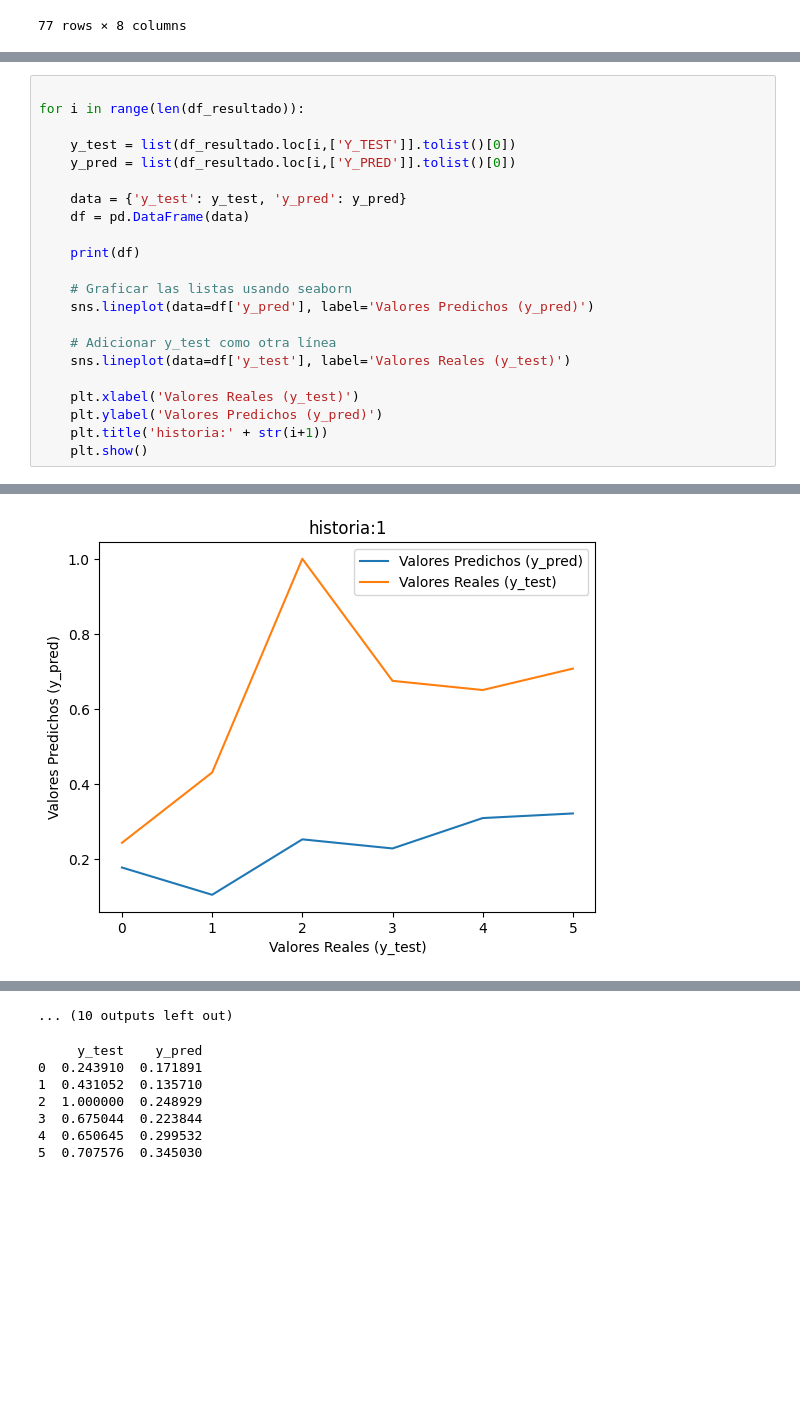
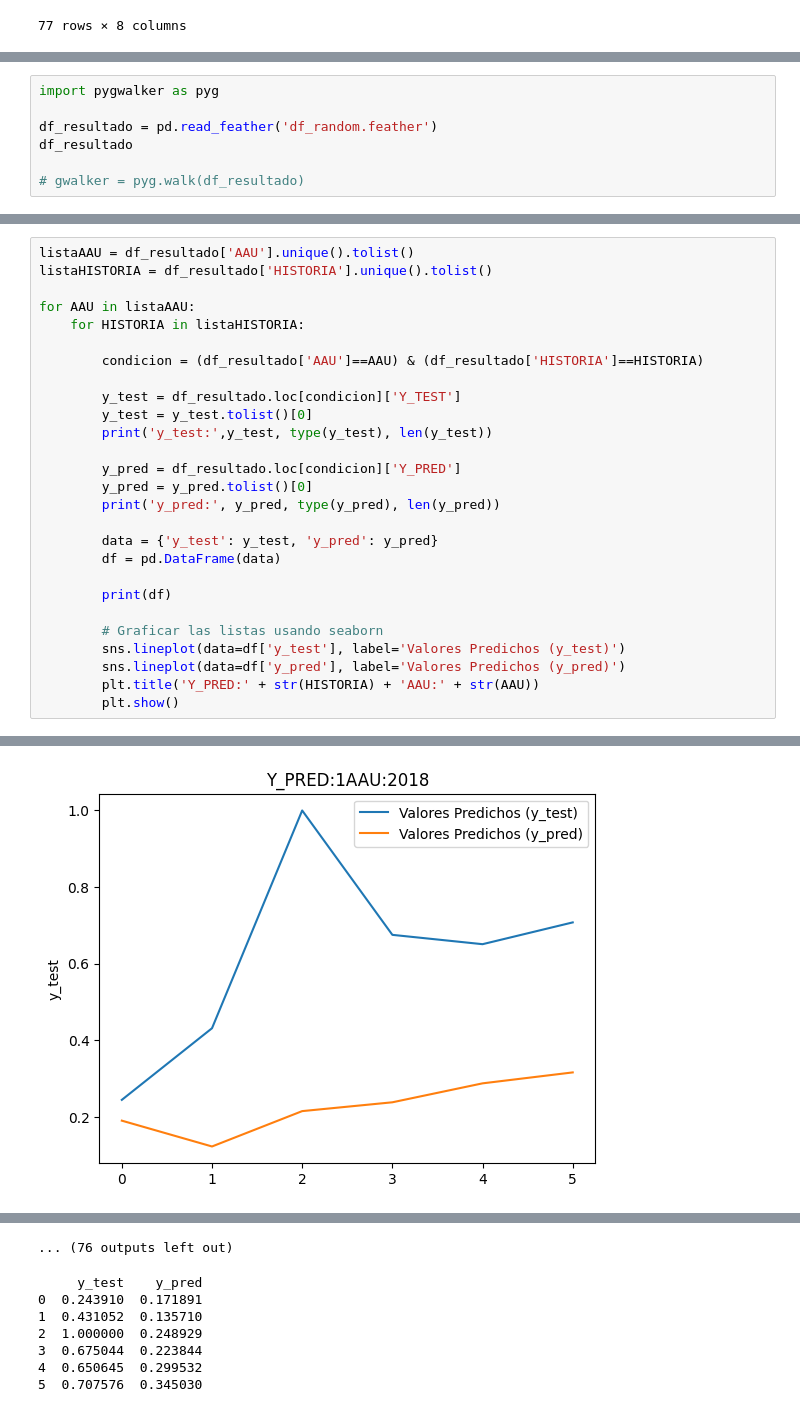
Before and after one commit to jaimereinoso2/SUMIQUIM_PILOTO, a Jupyter notebook: v3 - RF XVtime random search best/app.ipynb, the cells around one changed output, grey strips where cells are left out. Drawn from its saved outputs; the diff is of its cells as text; blank space fills up the shorter version.

```diff
--- a/v3 - RF XVtime random search best/app.ipynb
+++ b/v3 - RF XVtime random search best/app.ipynb
@@ -266,0 +244,7 @@ df_resultado
+# %%
+import pygwalker as pyg
+
+df_resultado = pd.read_feather('df_random.feather')
+df_resultado
+
+# gwalker = pyg.walk(df_resultado)
@@ -267,23 +274,28 @@ df_resultado
 # %%
+listaAAU = df_resultado['AAU'].unique().tolist()
+listaHISTORIA = df_resultado['HISTORIA'].unique().tolist()
 
-for i in range(len(df_resultado)):
+for AAU in listaAAU:
+    for HISTORIA in listaHISTORIA:
 
-    y_test = list(df_resultado.loc[i,['Y_TEST']].tolist()[0])
-    y_pred = list(df_resultado.loc[i,['Y_PRED']].tolist()[0])
+        condicion = (df_resultado['AAU']==AAU) & (df_resultado['HISTORIA']==HISTORIA)
 
-    data = {'y_test': y_test, 'y_pred': y_pred}
-    df = pd.DataFrame(data)
+        y_test = df_resultado.loc[condicion]['Y_TEST']
+        y_test = y_test.tolist()[0]
+        print('y_test:',y_test, type(y_test), len(y_test))
 
-    print(df)
+        y_pred = df_resultado.loc[condicion]['Y_PRED']
+        y_pred = y_pred.tolist()[0]
+        print('y_pred:', y_pred, type(y_pred), len(y_pred))
 
-    # Graficar las listas usando seaborn
-    sns.lineplot(data=df['y_pred'], label='Valores Predichos (y_pred)')
+        data = {'y_test': y_test, 'y_pred': y_pred}
+        df = pd.DataFrame(data)
 
-    # Adicionar y_test como otra línea
-    sns.lineplot(data=df['y_test'], label='Valores Reales (y_test)')
+        print(df)
 
-    plt.xlabel('Valores Reales (y_test)')
-    plt.ylabel('Valores Predichos (y_pred)')
-    plt.title('historia:' + str(i+1))
-    plt.show()
+        # Graficar las listas usando seaborn
+        sns.lineplot(data=df['y_test'], label='Valores Predichos (y_test)')
+        sns.lineplot(data=df['y_pred'], label='Valores Predichos (y_pred)')
+        plt.title('Y_PRED:' + str(HISTORIA) + 'AAU:' + str(AAU))
+        plt.show()
 # %% [output]
@@ -297 +311 @@ for i in range(len(df_resultado)):
-[figure, old version]
+[figure, new version]
@@ -338,4 +362,4 @@ for i in range(len(df_resultado)):
-... (10 outputs left out)
+... (76 outputs left out)
 # %%
 # %% [output]
      y_test    y_pred
```
Also changed, not shown: parts of 6 cells of this notebook, 2 other files.
